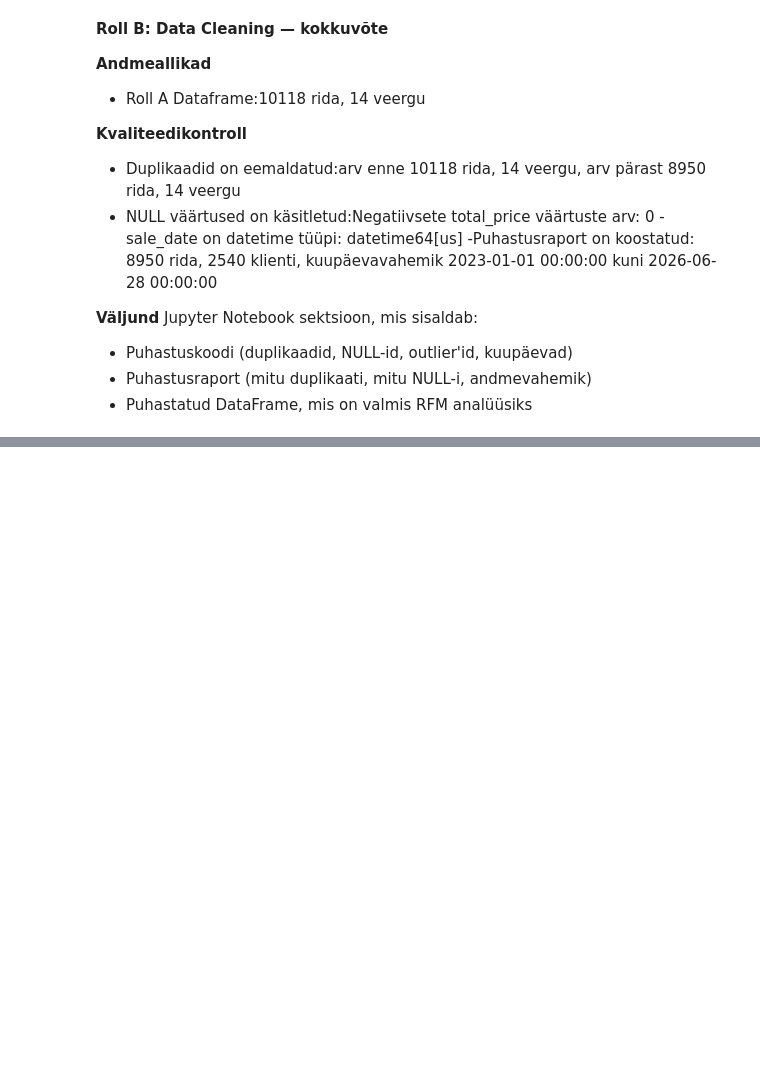
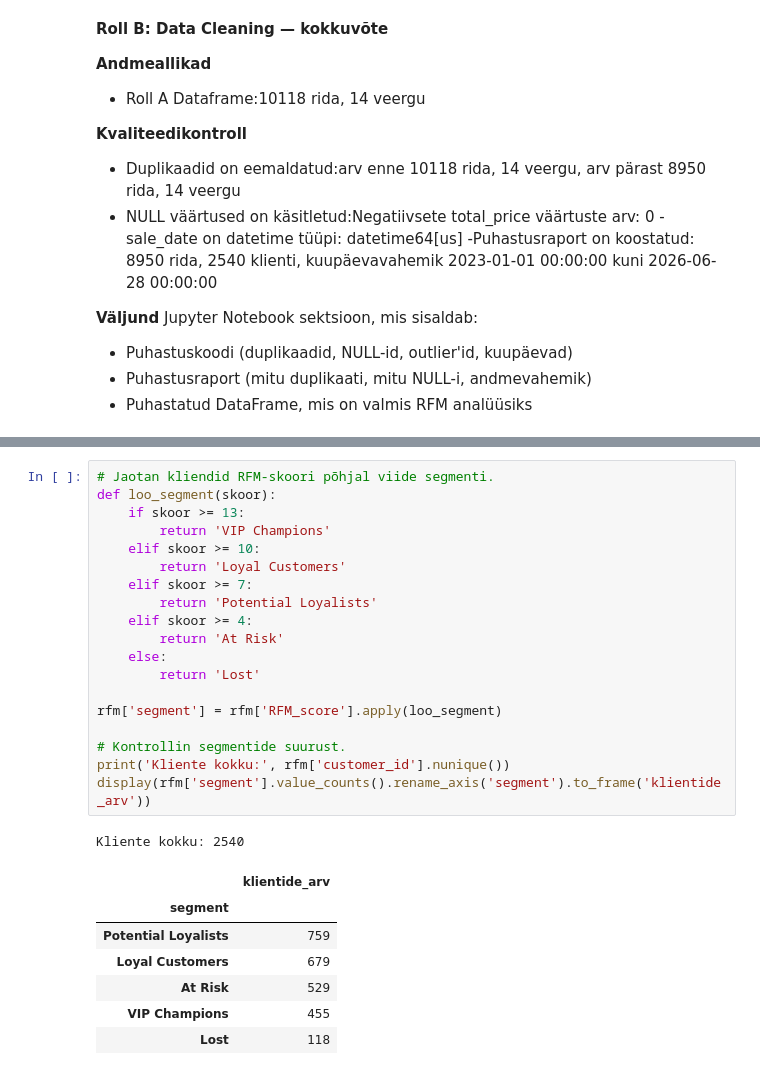
Before and after one commit to mariannesisask-afk/urbanstyle-turundus, a Jupyter notebook: portfolio/week-7/week7_rfm_analysis_marketing.ipynb, the cells around one changed output, grey strips where cells are left out. Cells and saved outputs as stored; diff of their text form; blank space fills up the shorter version.

```diff
--- a/portfolio/week-7/week7_rfm_analysis_marketing.ipynb
+++ b/portfolio/week-7/week7_rfm_analysis_marketing.ipynb
@@ -421,0 +484,28 @@ Jupyter Notebook sektsioon, mis sisaldab:
+# %%
+# Jaotan kliendid RFM-skoori põhjal viide segmenti.
+def loo_segment(skoor):
+    if skoor >= 13:
+        return 'VIP Champions'
+    elif skoor >= 10:
+        return 'Loyal Customers'
+    elif skoor >= 7:
+        return 'Potential Loyalists'
+    elif skoor >= 4:
+        return 'At Risk'
+    else:
+        return 'Lost'
+
+rfm['segment'] = rfm['RFM_score'].apply(loo_segment)
+
+# Kontrollin segmentide suurust.
+print('Kliente kokku:', rfm['customer_id'].nunique())
+display(rfm['segment'].value_counts().rename_axis('segment').to_frame('klientide_arv'))
+# %% [output]
+Kliente kokku: 2540
+|  | klientide_arv |
+| segment |  |
+| Potential Loyalists | 759 |
+| Loyal Customers | 679 |
+| At Risk | 529 |
+| VIP Champions | 455 |
+| Lost | 118 |
```
Also changed, not shown: parts of 31 cells of this notebook.
